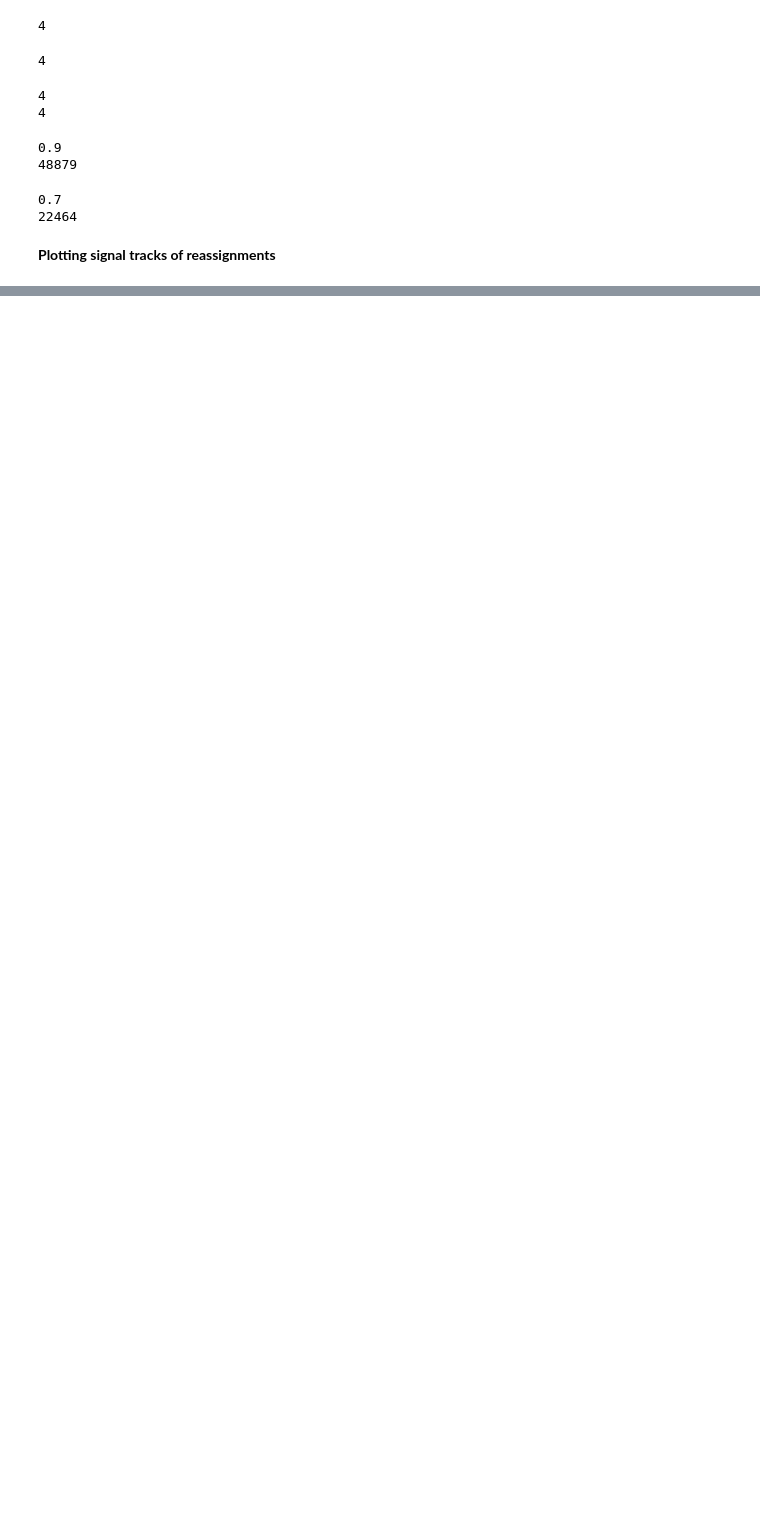
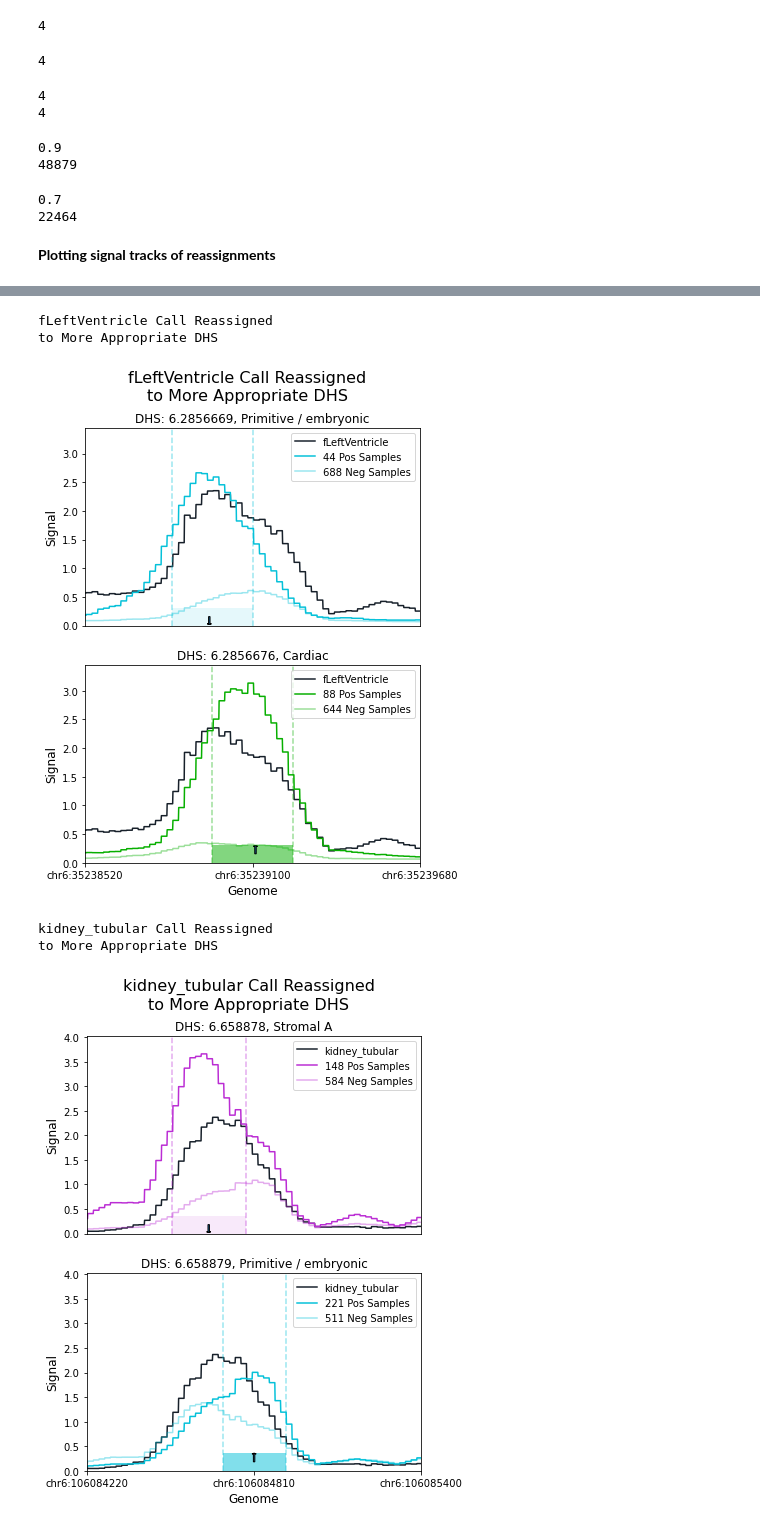
Before and after one commit to meuleman/gilbertAPI, a Jupyter notebook: recommendersystems/NMF/DHS/quality_of_NMF_recon_threshold_flip_01thresh_reassignments.ipynb, the cells around one changed output, grey strips where cells are left out. Cells and saved outputs as stored; diff of their text form; code cells hidden in the pictures; blank space fills up the shorter version.

```diff
--- a/recommendersystems/NMF/DHS/quality_of_NMF_recon_threshold_flip_01thresh_reassignments.ipynb
+++ b/recommendersystems/NMF/DHS/quality_of_NMF_recon_threshold_flip_01thresh_reassignments.ipynb
@@ -500,0 +984,13 @@ Reconstruction Threshold = 0.0/1.0
+# %%
+for i in range(4):
+    plotting_signal_overlapping_separate_panels_flipped2(biosample=added_biosample_inds_with_reassignment[i],
+                                                         dhs=added_DHS_inds_with_reassignment[i],
+                                                         chrm=added_DHS_inds_with_reassignment_chrm[i],
+                                                         other_dhss=removed_DHS_inds_with_reassignment[i])
+# %% [output]
+fLeftVentricle Call Reassigned
+to More Appropriate DHS
+[figure, added]
+kidney_tubular Call Reassigned
+to More Appropriate DHS
+[figure, added]
```
Also changed, not shown: parts of 32 cells of this notebook.
